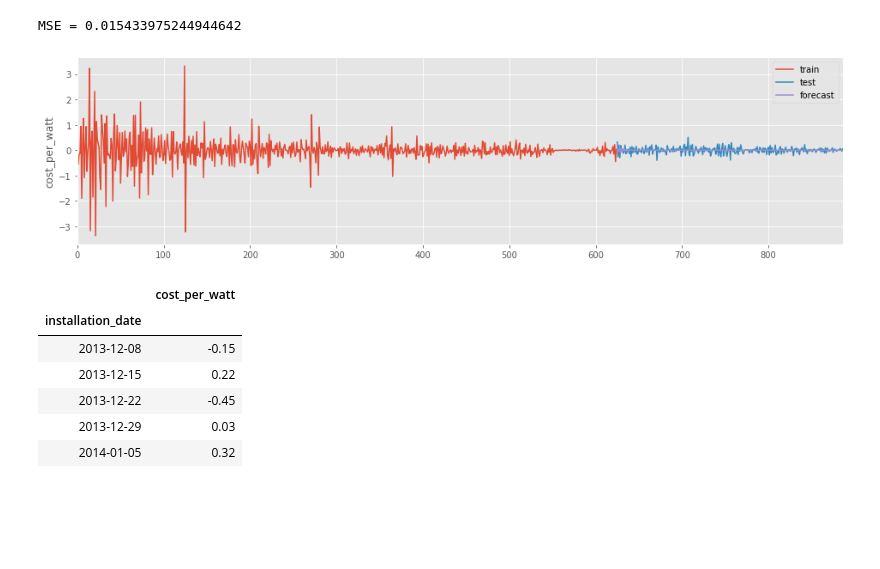
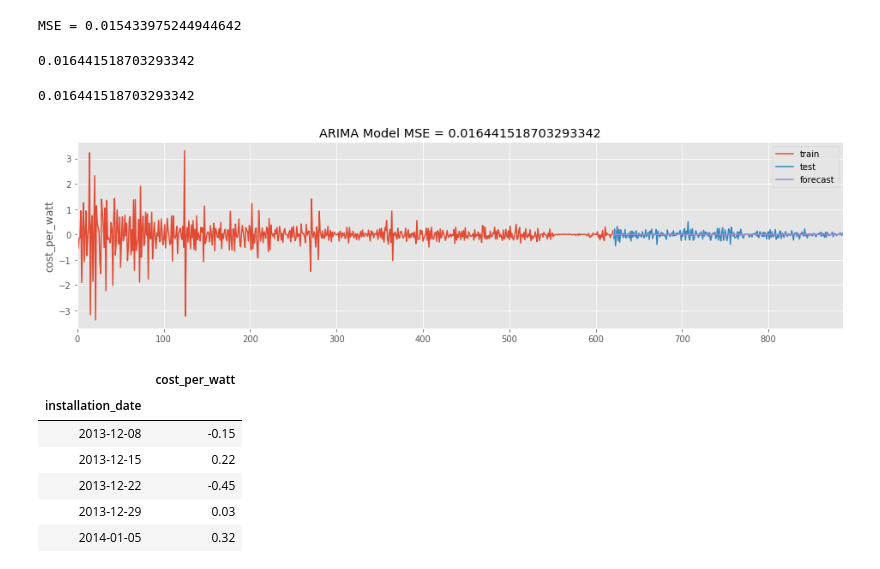
Before and after one commit to jrpaige/Solar, a Jupyter notebook: PREV/Solar_Time_Series.ipynb, the cells around one changed output. Drawn from its saved outputs; the diff is of its cells as text; code cells hidden in the pictures; blank space fills up the shorter version.

```diff
--- a/PREV/Solar_Time_Series.ipynb
+++ b/PREV/Solar_Time_Series.ipynb
@@ -731,12 +740,22 @@ MSE = 0.015433975244944642
+# %%
+m.score(test, fh=fh)**2
+# %% [output]
+0.016441518703293342
+# %%
+skt_mse
+# %% [output]
+0.016441518703293342
 # %%
 fig, ax = plt.subplots(1, figsize=plt.figaspect(.25))
 train.iloc[0].plot(ax=ax, label='train')
 test.iloc[0].plot(ax=ax, label='test')
 y_pred.plot(ax=ax, label='forecast')
 ax.set(ylabel='cost_per_watt')
-plt.legend();
+plt.legend()
+plt.title('ARIMA Model MSE = {}'.format(skt_mse))
+plt.show()
 # %% [output]
-[figure, old version]
+[figure, new version]
 # %%
 idx = round(len(diff) * .7)
 # %%
```
Also changed, not shown: parts of 6 cells of this notebook, 3 other files.
